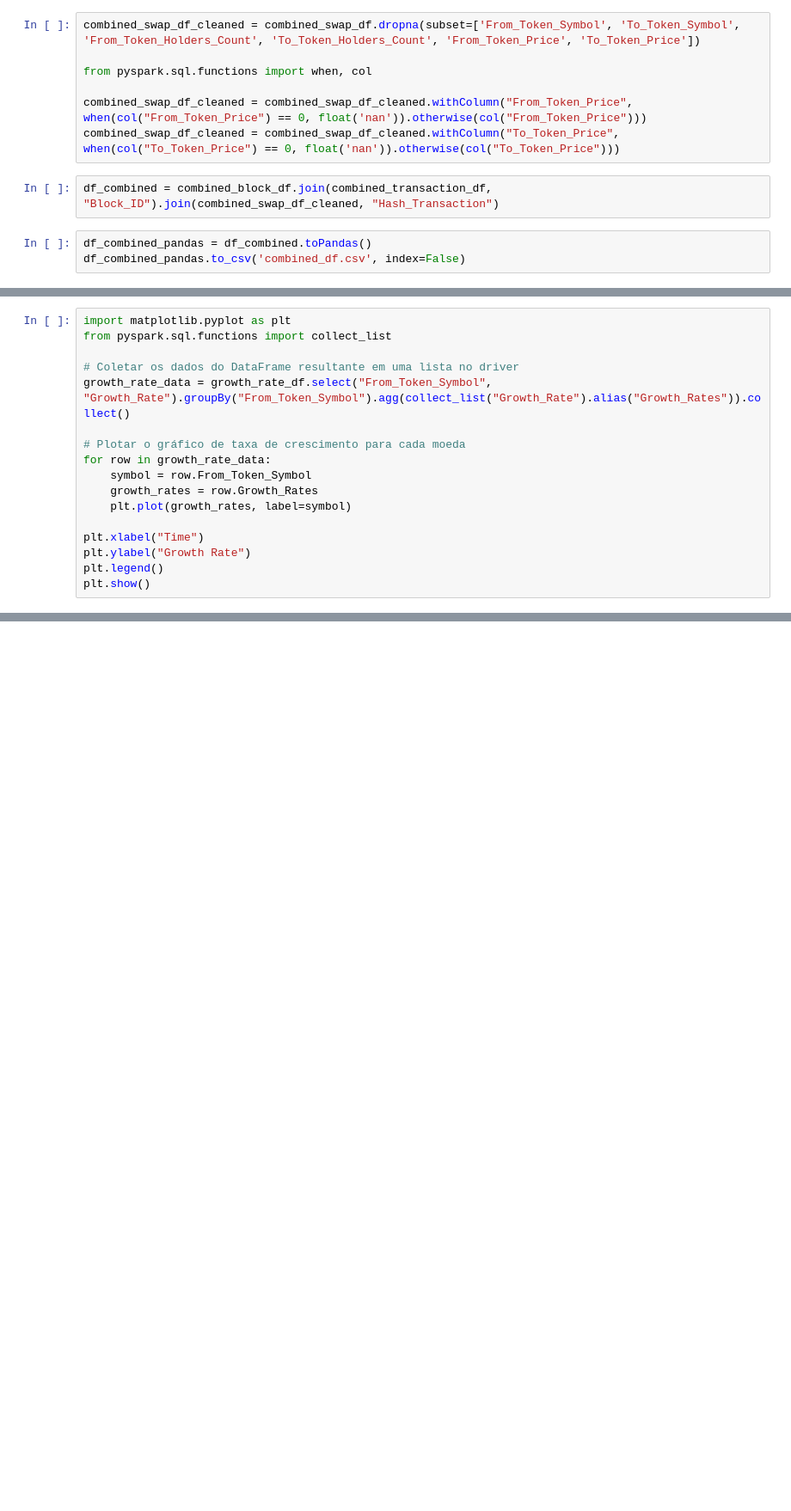
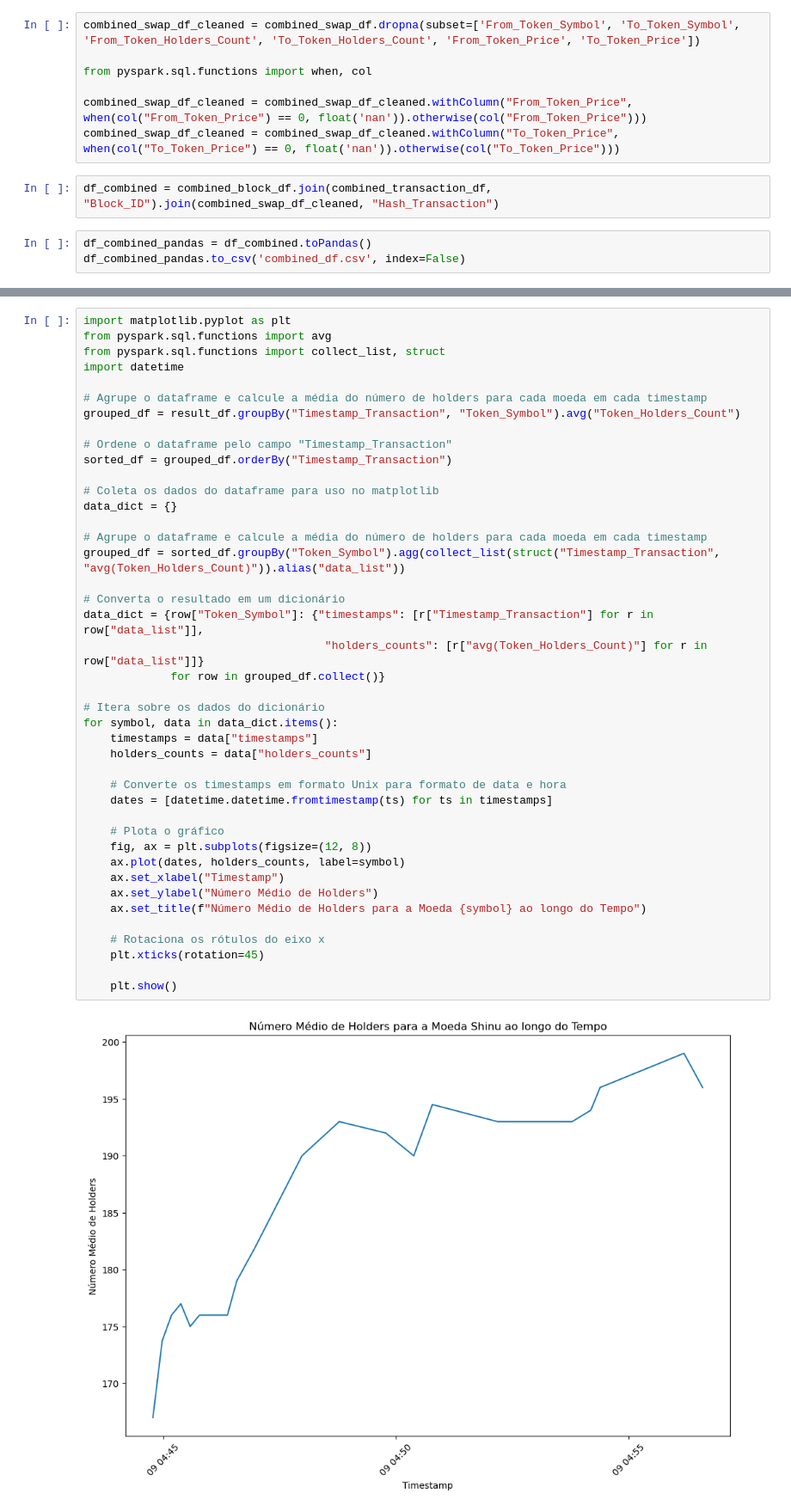
Before and after one commit to THEBESTSZ/Projeto-Aplicado-Aplicacao-de-Ciencia-de-Dados-na-Rede-Ethereum, a Jupyter notebook: Notebooks/pre_processing.ipynb, the cells around one changed output, grey strips where cells are left out. Shown at 86% size. Drawn from its saved outputs; the diff is of its cells as text; blank space fills up the shorter version.

```diff
--- a/Notebooks/pre_processing.ipynb
+++ b/Notebooks/pre_processing.ipynb
@@ -115,17 +71,0 @@ growth_rate_df = sorted_df.withColumn("Growth_Rate", diff_holders / lag(col("Fro
-# %%
-import matplotlib.pyplot as plt
-from pyspark.sql.functions import collect_list
-
-# Coletar os dados do DataFrame resultante em uma lista no driver
-growth_rate_data = growth_rate_df.select("From_Token_Symbol", "Growth_Rate").groupBy("From_Token_Symbol").agg(collect_list("Growth_Rate").alias("Growth_Rates")).collect()
-
-# Plotar o gráfico de taxa de crescimento para cada moeda
-for row in growth_rate_data:
-    symbol = row.From_Token_Symbol
-    growth_rates = row.Growth_Rates
-    plt.plot(growth_rates, label=symbol)
-
-plt.xlabel("Time")
-plt.ylabel("Growth Rate")
-plt.legend()
-plt.show()
@@ -159,0 +181,44 @@ plt.show()
+# %%
+import matplotlib.pyplot as plt
+from pyspark.sql.functions import avg
+from pyspark.sql.functions import collect_list, struct
+import datetime
+
+# Agrupe o dataframe e calcule a média do número de holders para cada moeda em cada timestamp
+grouped_df = result_df.groupBy("Timestamp_Transaction", "Token_Symbol").avg("Token_Holders_Count")
+
+# Ordene o dataframe pelo campo "Timestamp_Transaction"
+sorted_df = grouped_df.orderBy("Timestamp_Transaction")
+
+# Coleta os dados do dataframe para uso no matplotlib
+data_dict = {}
+
+# Agrupe o dataframe e calcule a média do número de holders para cada moeda em cada timestamp
+grouped_df = sorted_df.groupBy("Token_Symbol").agg(collect_list(struct("Timestamp_Transaction", "avg(Token_Holders_Count)")).alias("data_list"))
+
+# Converta o resultado em um dicionário
+data_dict = {row["Token_Symbol"]: {"timestamps": [r["Timestamp_Transaction"] for r in row["data_list"]],
+                                    "holders_counts": [r["avg(Token_Holders_Count)"] for r in row["data_list"]]}
+             for row in grouped_df.collect()}
+
+# Itera sobre os dados do dicionário
+for symbol, data in data_dict.items():
+    timestamps = data["timestamps"]
+    holders_counts = data["holders_counts"]
+
+    # Converte os timestamps em formato Unix para formato de data e hora
+    dates = [datetime.datetime.fromtimestamp(ts) for ts in timestamps]
+
+    # Plota o gráfico
+    fig, ax = plt.subplots(figsize=(12, 8))
+    ax.plot(dates, holders_counts, label=symbol)
+    ax.set_xlabel("Timestamp")
+    ax.set_ylabel("Número Médio de Holders")
+    ax.set_title(f"Número Médio de Holders para a Moeda {symbol} ao longo do Tempo")
+
+    # Rotaciona os rótulos do eixo x
+    plt.xticks(rotation=45)
+
+    plt.show()
+# %% [output]
+[figure, added]
```
Also changed, not shown: parts of 18 cells of this notebook, 4 other files.
